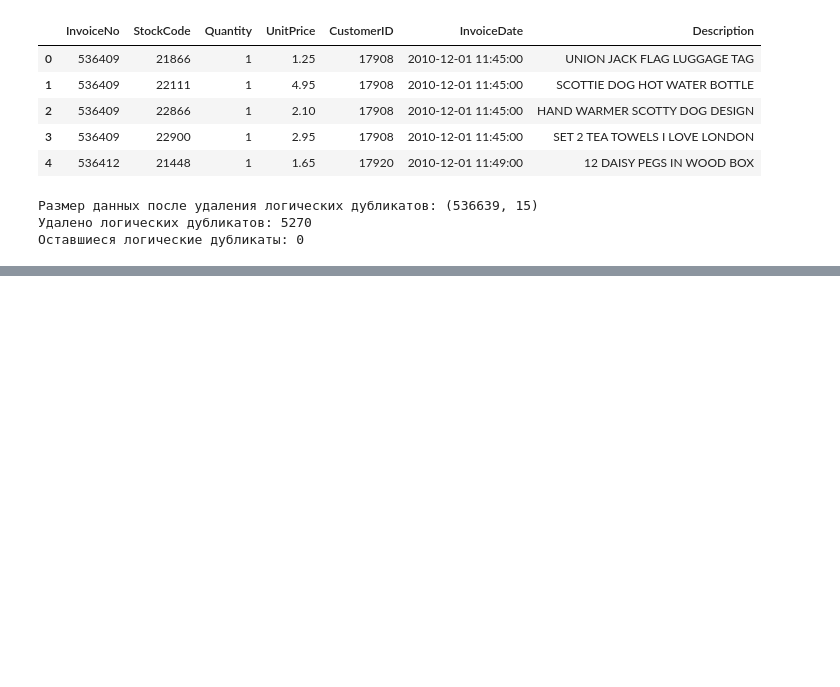
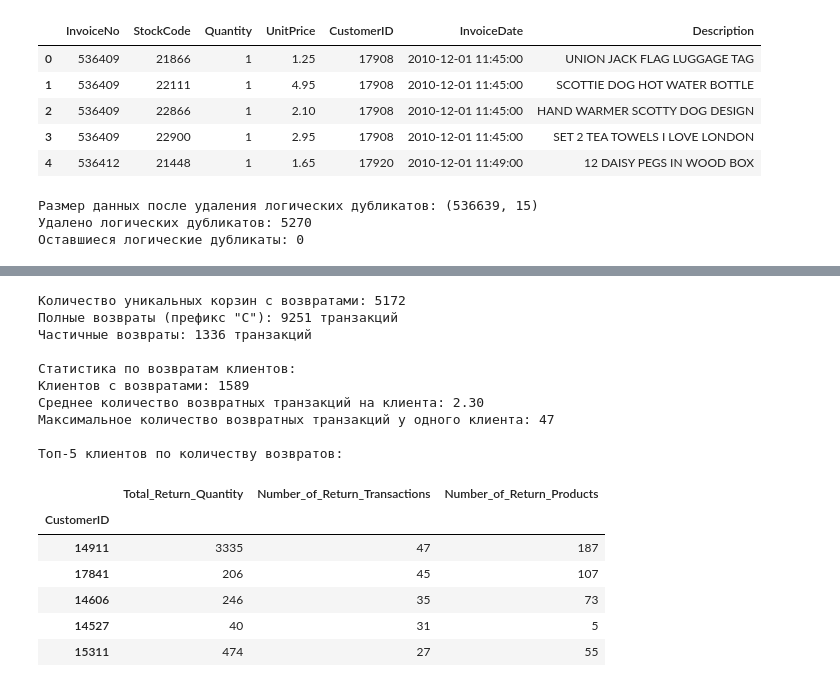
Before and after one commit to UlyanaGru/transactions, a Jupyter notebook: transactions.ipynb, the cells around one changed output, grey strips where cells are left out. Saved outputs shown, nothing was run; the diff lists cells and outputs as text; code cells hidden in the pictures; blank space fills up the shorter version.

```diff
--- a/transactions.ipynb
+++ b/transactions.ipynb
@@ -396,0 +453,49 @@ print(f'Оставшиеся логические дубликаты: {remaining
+# %%
+#Анализ корзин с возвратами
+baskets_with_returns = data[data['Quantity'] < 0]['InvoiceNo'].unique()
+print(f'\nКоличество уникальных корзин с возвратами: {len(baskets_with_returns)}')
+#Для дальнейшего анализа создадим флаг возврата для каждой транзакции
+data['Is_Return'] = data['Quantity'] < 0
+data['Is_Full_Return'] = data['InvoiceNo'].str.startswith('C')
+#Анализ полных и частичных возвратов
+full_returns = data[data['Is_Full_Return']]
+partial_returns = data[(data['Quantity'] < 0) & (~data['Is_Full_Return'])]
+print(f'Полные возвраты (префикс "C"): {len(full_returns)} транзакций')
+print(f'Частичные возвраты: {len(partial_returns)} транзакций')
+#Группировка по клиентам для анализа возвратов
+customer_returns = data[data['Is_Return']].groupby('CustomerID').agg({
+    'Quantity': 'sum',
+    'InvoiceNo': 'nunique',
+    'StockCode': 'nunique'
+}).rename(columns={
+    'Quantity': 'Total_Return_Quantity',
+    'InvoiceNo': 'Number_of_Return_Transactions',
+    'StockCode': 'Number_of_Return_Products'
+})
+customer_returns['Total_Return_Quantity'] = customer_returns['Total_Return_Quantity'].abs()
+print('\nСтатистика по возвратам клиентов:')
+print(f'Клиентов с возвратами: {len(customer_returns)}')
+print(f'Среднее количество возвратных транзакций на клиента: {customer_returns["Number_of_Return_Transactions"].mean():.2f}')
+print(f'Максимальное количество возвратных транзакций у одного клиента: {customer_returns["Number_of_Return_Transactions"].max()}')
+#Пример клиентов с наибольшим количеством возвратов
+print('\nТоп-5 клиентов по количеству возвратов:')
+top_returning_customers = customer_returns.nlargest(5, 'Number_of_Return_Transactions')
+display(top_returning_customers)
+# %% [output]
+Количество уникальных корзин с возвратами: 5172
+Полные возвраты (префикс "C"): 9251 транзакций
+Частичные возвраты: 1336 транзакций
+
+Статистика по возвратам клиентов:
+Клиентов с возвратами: 1589
+Среднее количество возвратных транзакций на клиента: 2.30
+Максимальное количество возвратных транзакций у одного клиента: 47
+
+Топ-5 клиентов по количеству возвратов:
+|  | Total_Return_Quantity | Number_of_Return_Transactions | Number_of_Return_Products |
+| CustomerID |  |  |  |
+| 14911 | 3335 | 47 | 187 |
+| 17841 | 206 | 45 | 107 |
+| 14606 | 246 | 35 | 73 |
+| 14527 | 40 | 31 | 5 |
+| 15311 | 474 | 27 | 55 |
```
Also changed, not shown: parts of 4 cells of this notebook.
